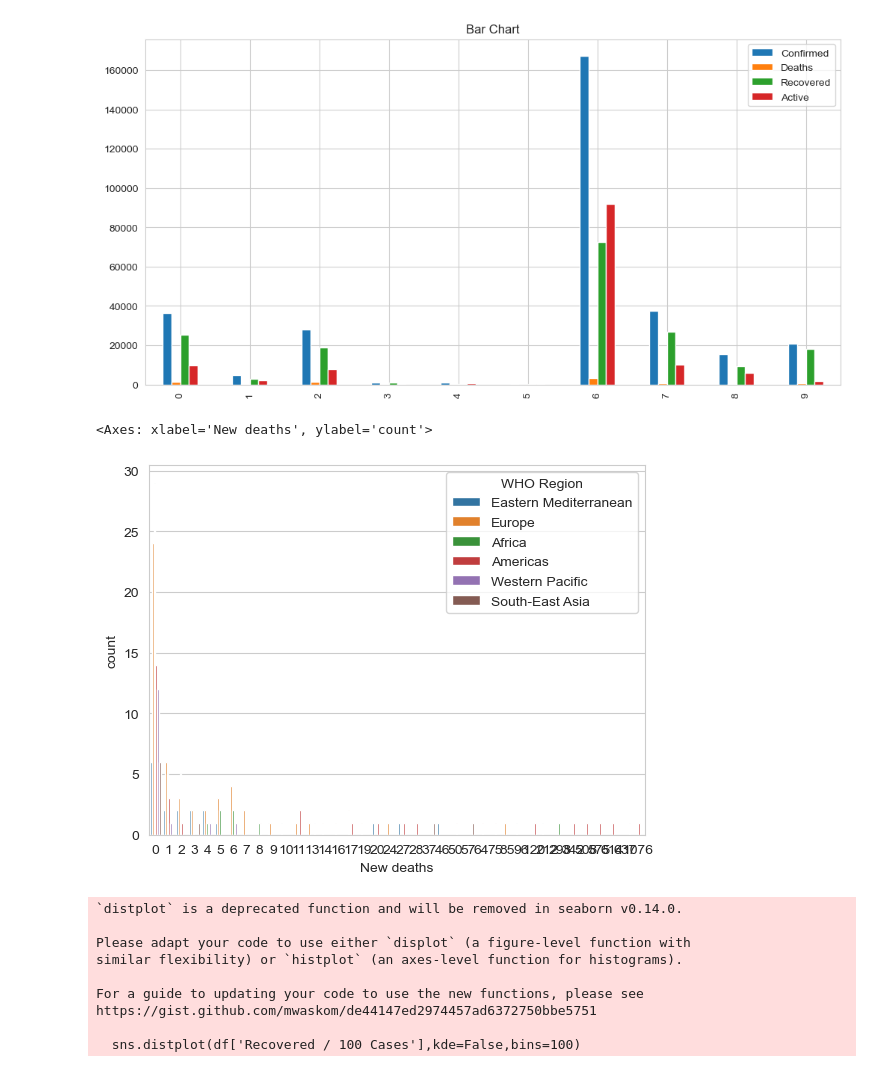
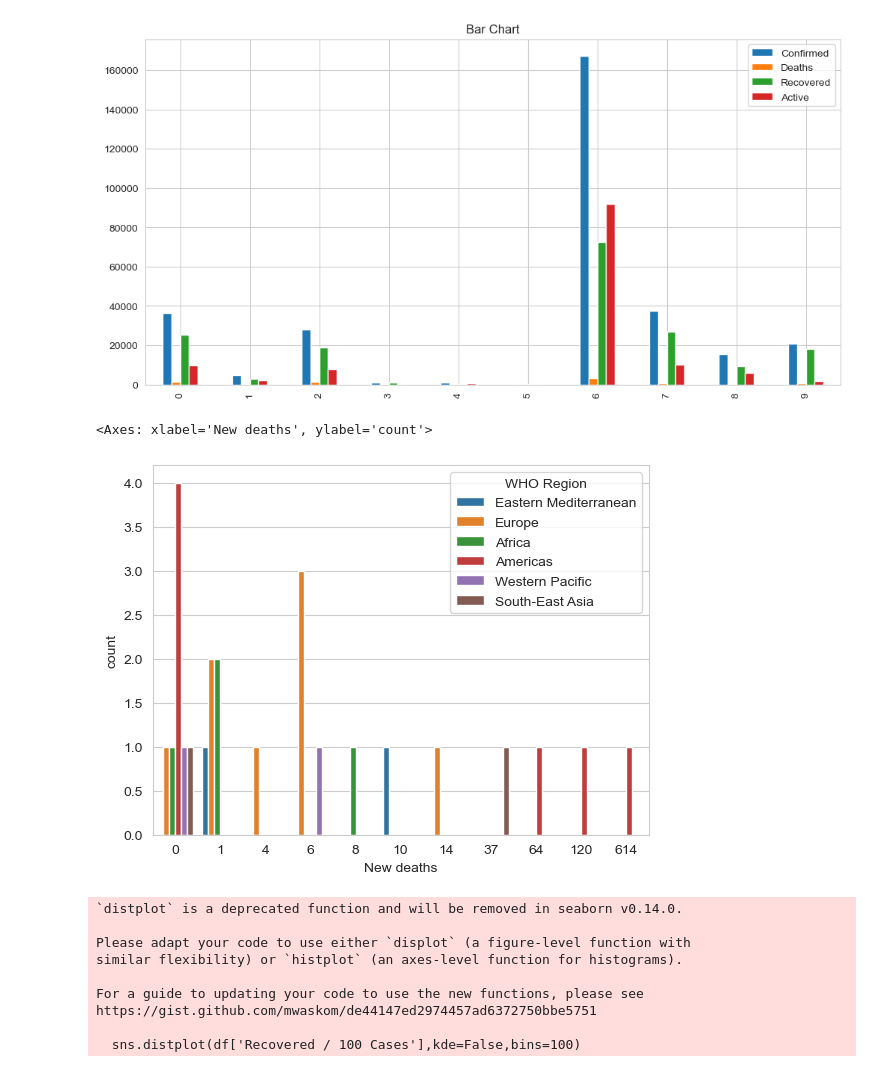
Before and after one commit to shreyansh080603/bdcoetask0, a Jupyter notebook: bdcoetask.ipynb, the cells around one changed output. Cells and saved outputs as stored; diff of their text form; code cells hidden in the pictures.

```diff
--- a/bdcoetask.ipynb
+++ b/bdcoetask.ipynb
@@ -142,10 +177,10 @@ plt.show()
 [figure]
 # %%
 sns.set_style('whitegrid')
-sns.countplot(x="New deaths",hue="WHO Region",data=df)
+sns.countplot(x="New deaths",hue="WHO Region",data=df.head(25))
 # %% [output]
 <Axes: xlabel='New deaths', ylabel='count'>
-[figure, old version]
+[figure, new version]
 # %%
 sns.distplot(df['Recovered / 100 Cases'],kde=False,bins=100)
 # %% [output]
```
Also changed, not shown: parts of 8 cells of this notebook.
